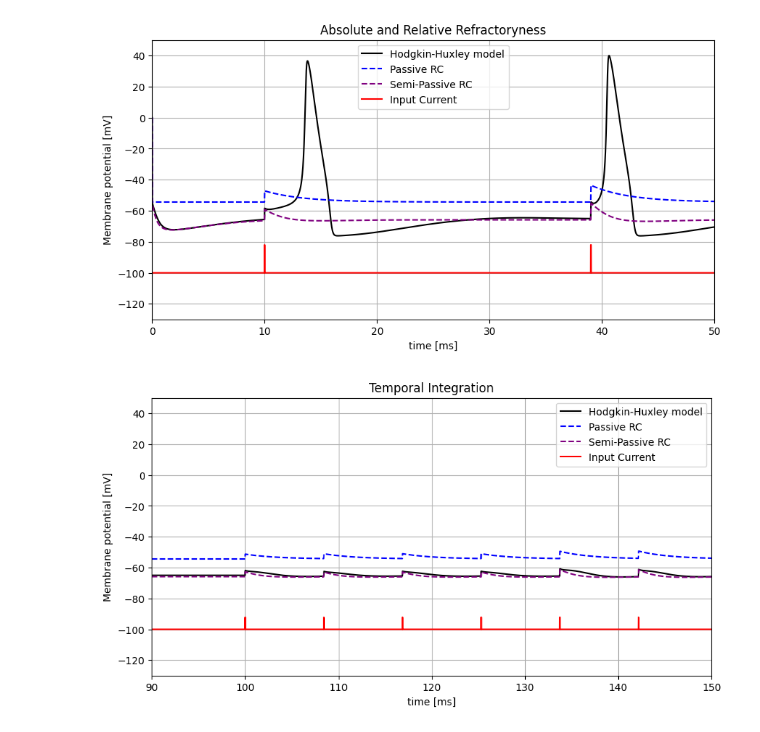
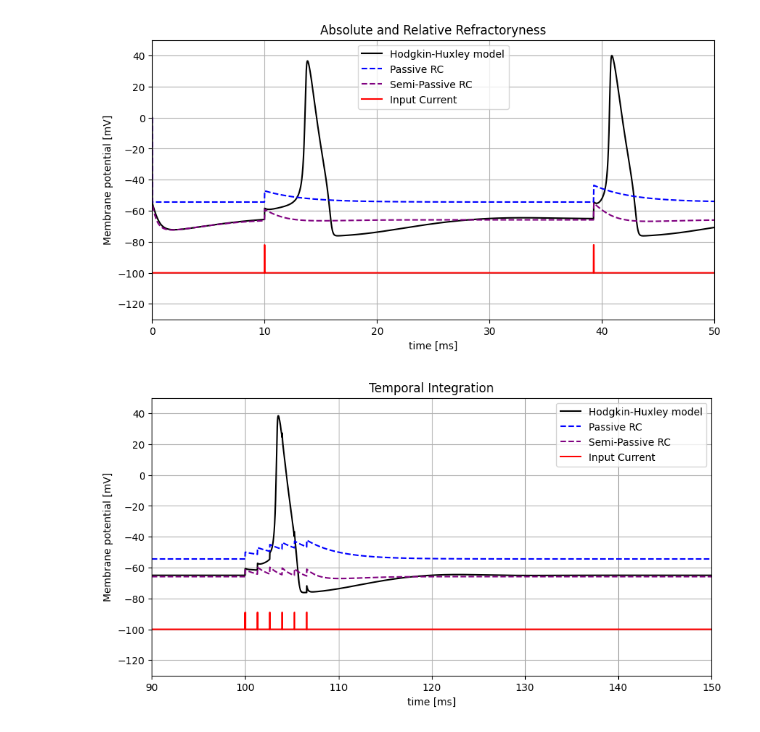
Before and after one commit to mgiugliano/ePhysSignals, a Jupyter notebook: notebooks/HH.ipynb, the cells around one changed output. Drawn from its saved outputs; the diff is of its cells as text; code cells hidden in the pictures.

```diff
--- a/notebooks/HH.ipynb
+++ b/notebooks/HH.ipynb
@@ -391,8 +391,8 @@ T = 1000.
 N = int(T / Δt)  # Ensure N is an integer
 
 
-I0 = 1.562 #@param {type:"slider", min:0, max:5, step:0.001}
-T0 = 8.4 #@param {type:"slider", min:0.1, max:50, step:0.1}
+I0 = 2.197 #@param {type:"slider", min:0, max:5, step:0.001}
+T0 = 1.3 #@param {type:"slider", min:0.1, max:4, step:0.1}
 
 delay = 100.
 
@@ -426,31 +426,31 @@ M13 = len(i13)
 
 N = M1 + M2 + M3 + M4 + M5 + M6 + M7 + M8 + M9 + M10 + M11 + M12 + M13
 
 
 Iext = np.concatenate((np.zeros(M1), I0 * np.ones(M2), np.zeros(M3), I0* np.ones(M4), np.zeros(M5), I0* np.ones(M6), np.zeros(M7), I0* np.ones(M8), np.zeros(M9), I0* np.ones(M10), np.zeros(M11), I0* np.ones(M12), np.zeros(M13)))
 T = N * Δt
 # Generate the time array using N as the num argument
 time = np.linspace(0, T, N)        # Array containing the "time" axis [ms]
 
 W2, freq =  HH2(Iext)
 
 #Wanalyt = RC(Iext)
 Wanalyt0  = RC(Iext)
 Wanalyt, _ = RC2(Iext)
 
 fig = plt.figure(figsize=(10, 5))  # Create the figure and assign to fig
 plt.plot(time, W2, label='Hodgkin-Huxley model', color='black', linestyle='-')
 plt.plot(time, Wanalyt0, label='Passive RC', color='blue', linestyle='--')
 plt.plot(time, Wanalyt, label='Semi-Passive RC', color='purple', linestyle='--')
 plt.plot(time, (5*Iext-100), label='Input Current', color='red', linestyle='-')
 
 plt.xlabel('time [ms]')
 plt.ylabel('Membrane potential [mV]')
 plt.title('Temporal Integration')
 plt.xlim([90, 150])
 plt.ylim([-130, 50])
 plt.grid(True)
 plt.legend()
 plt.show()
 # %% [output]
-[figure, old version]
+[figure, new version]
```
Also changed, not shown: parts of 3 cells of this notebook.
